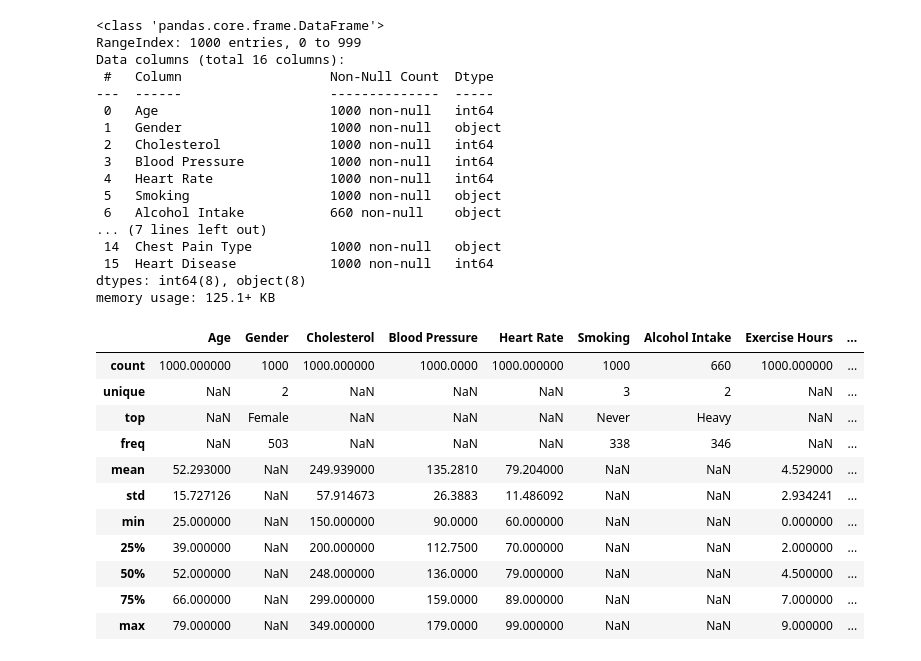
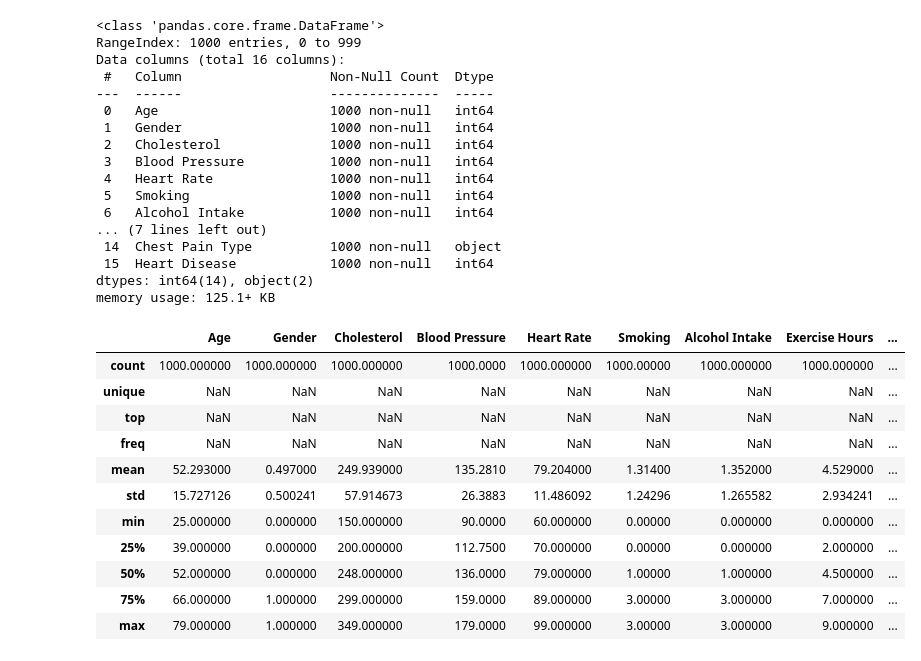
Before and after one commit to andrewgiannettino/heart_disease_predictions, a Jupyter notebook: Starter Code.ipynb, the cells around one changed output. Saved outputs shown, nothing was run; the diff lists cells and outputs as text; code cells hidden in the pictures.

```diff
--- a/Starter Code.ipynb
+++ b/Starter Code.ipynb
@@ -14,0 +59,3 @@ heart_disease_df.head()
+# %%
+heart_disease_matrix = heart_disease_df
+heart_disease_matrix
@@ -14,0 +134,11 @@ heart_disease_df.head()
+# %%
+#Turning Family History column into int values
+def replace_words(word):
+    if word == 'No':
+        return 0
+    elif word == 'Yes':
+        return 1
+    else:
+        return word
+heart_disease_matrix['Family History'] = heart_disease_matrix['Family History'].apply(replace_words)
+heart_disease_matrix.head()
@@ -14,0 +152,11 @@ heart_disease_df.head()
+# %%
+#Turning Diabetes column into int values
+def replace_words(word):
+    if word == 'No':
+        return 0
+    elif word == 'Yes':
+        return 1
+    else:
+        return word
+heart_disease_matrix['Diabetes'] = heart_disease_matrix['Diabetes'].apply(replace_words)
+heart_disease_matrix.head()
@@ -14,0 +170,11 @@ heart_disease_df.head()
+# %%
+#Turning Obesity column into int values
+def replace_words(word):
+    if word == 'No':
+        return 0
+    elif word == 'Yes':
+        return 1
+    else:
+        return word
+heart_disease_matrix['Obesity'] = heart_disease_matrix['Obesity'].apply(replace_words)
+heart_disease_matrix.head()
@@ -15,5 +188,5 @@ heart_disease_df.head()
 # %%
-heart_disease_df.info()
+heart_disease_matrix.info()
 # %% [output]
 <class 'pandas.core.frame.DataFrame'>
 RangeIndex: 1000 entries, 0 to 999
@@ -21,29 +194,29 @@ Data columns (total 16 columns):
  #   Column                   Non-Null Count  Dtype
 ---  ------                   --------------  -----
  0   Age                      1000 non-null   int64
- 1   Gender                   1000 non-null   object
+ 1   Gender                   1000 non-null   int64
  2   Cholesterol              1000 non-null   int64
  3   Blood Pressure           1000 non-null   int64
  4   Heart Rate               1000 non-null   int64
- 5   Smoking                  1000 non-null   object
- 6   Alcohol Intake           660 non-null    object
+ 5   Smoking                  1000 non-null   int64
+ 6   Alcohol Intake           1000 non-null   int64
 ... (7 lines left out)
  14  Chest Pain Type          1000 non-null   object
  15  Heart Disease            1000 non-null   int64
-dtypes: int64(8), object(8)
+dtypes: int64(14), object(2)
 memory usage: 125.1+ KB
 # %%
-df_heart_disease.describe(include='all')
+heart_disease_matrix.describe(include='all')
 # %% [output]
 |  | Age | Gender | Cholesterol | Blood Pressure | Heart Rate | Smoking | Alcohol Intake | Exercise Hours | ... |
-| count | 1000.000000 | 1000 | 1000.000000 | 1000.0000 | 1000.000000 | 1000 | 660 | 1000.000000 | ... |
-| unique | NaN | 2 | NaN | NaN | NaN | 3 | 2 | NaN | ... |
-| top | NaN | Female | NaN | NaN | NaN | Never | Heavy | NaN | ... |
-| freq | NaN | 503 | NaN | NaN | NaN | 338 | 346 | NaN | ... |
-| mean | 52.293000 | NaN | 249.939000 | 135.2810 | 79.204000 | NaN | NaN | 4.529000 | ... |
-| std | 15.727126 | NaN | 57.914673 | 26.3883 | 11.486092 | NaN | NaN | 2.934241 | ... |
-| min | 25.000000 | NaN | 150.000000 | 90.0000 | 60.000000 | NaN | NaN | 0.000000 | ... |
-| 25% | 39.000000 | NaN | 200.000000 | 112.7500 | 70.000000 | NaN | NaN | 2.000000 | ... |
-| 50% | 52.000000 | NaN | 248.000000 | 136.0000 | 79.000000 | NaN | NaN | 4.500000 | ... |
-| 75% | 66.000000 | NaN | 299.000000 | 159.0000 | 89.000000 | NaN | NaN | 7.000000 | ... |
-| max | 79.000000 | NaN | 349.000000 | 179.0000 | 99.000000 | NaN | NaN | 9.000000 | ... |
+| count | 1000.000000 | 1000.000000 | 1000.000000 | 1000.0000 | 1000.000000 | 1000.00000 | 1000.000000 | 1000.000000 | ... |
+| unique | NaN | NaN | NaN | NaN | NaN | NaN | NaN | NaN | ... |
+| top | NaN | NaN | NaN | NaN | NaN | NaN | NaN | NaN | ... |
+| freq | NaN | NaN | NaN | NaN | NaN | NaN | NaN | NaN | ... |
+| mean | 52.293000 | 0.497000 | 249.939000 | 135.2810 | 79.204000 | 1.31400 | 1.352000 | 4.529000 | ... |
+| std | 15.727126 | 0.500241 | 57.914673 | 26.3883 | 11.486092 | 1.24296 | 1.265582 | 2.934241 | ... |
+| min | 25.000000 | 0.000000 | 150.000000 | 90.0000 | 60.000000 | 0.00000 | 0.000000 | 0.000000 | ... |
+| 25% | 39.000000 | 0.000000 | 200.000000 | 112.7500 | 70.000000 | 0.00000 | 0.000000 | 2.000000 | ... |
+| 50% | 52.000000 | 0.000000 | 248.000000 | 136.0000 | 79.000000 | 1.00000 | 1.000000 | 4.500000 | ... |
+| 75% | 66.000000 | 1.000000 | 299.000000 | 159.0000 | 89.000000 | 3.00000 | 3.000000 | 7.000000 | ... |
+| max | 79.000000 | 1.000000 | 349.000000 | 179.0000 | 99.000000 | 3.00000 | 3.000000 | 9.000000 | ... |
```
Also changed, not shown: parts of 19 cells of this notebook, 2 other files.
